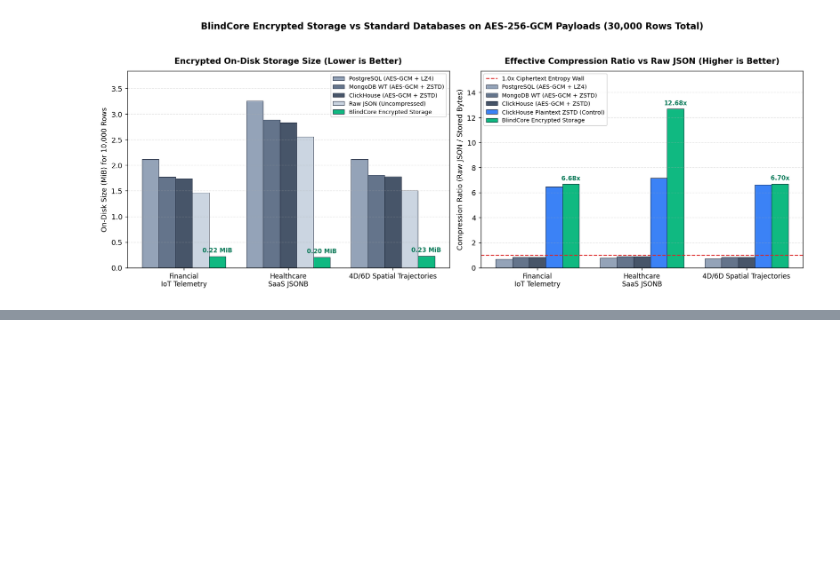
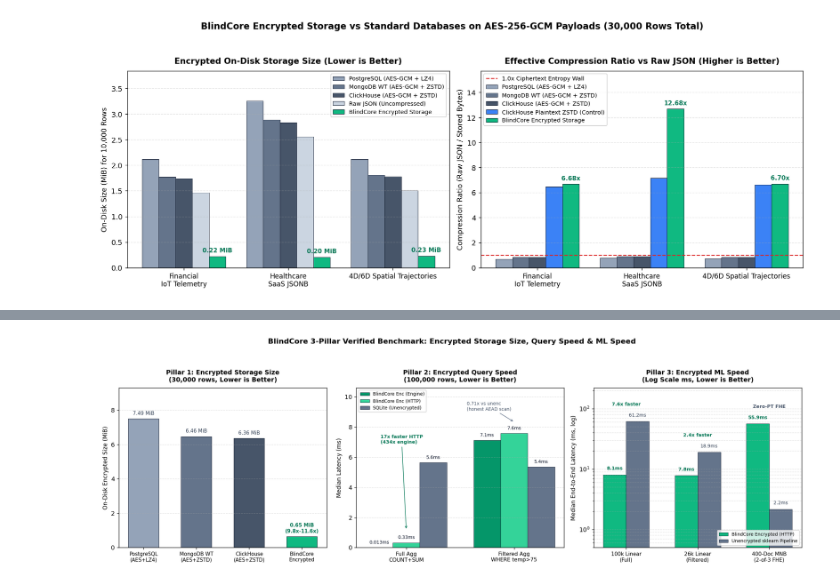
Before and after one commit to blindlabs-ai/blindcore-sdk, a Jupyter notebook: notebooks/10_encrypted_storage_compression_benchmark.ipynb, the cells around one changed output, grey strips where cells are left out. Cells and saved outputs as stored; diff of their text form; code cells hidden in the pictures; blank space fills up the shorter version.

Commit message:
notebooks: add verified 3-pillar benchmark (storage, query speed, ML speed) to notebook 10

```diff
--- a/notebooks/10_encrypted_storage_compression_benchmark.ipynb
+++ b/notebooks/10_encrypted_storage_compression_benchmark.ipynb
@@ -783 +1203,73 @@ plt.show()
+# %%
+fig, (ax1, ax2, ax3) = plt.subplots(1, 3, figsize=(16.5, 5.4), dpi=130)
+fig.patch.set_facecolor("white")
+
+# Panel 1: Pillar 1 Encrypted Storage Size (30,000 rows, MiB)
+p1_labels = ["PostgreSQL\n(AES+LZ4)", "MongoDB WT\n(AES+ZSTD)", "ClickHouse\n(AES+ZSTD)", "BlindCore\nEncrypted"]
+p1_vals = [
+    totals["postgres_aes_lz4_bytes"] / (1024.0 * 1024.0),
+    totals["mongodb_aes_zstd_bytes"] / (1024.0 * 1024.0),
+    totals["clickhouse_aes_zstd_bytes"] / (1024.0 * 1024.0),
+    totals["blindcore_disk_encrypted_bytes"] / (1024.0 * 1024.0),
+]
+bars1 = ax1.bar(np.arange(4), p1_vals, width=0.58, color=["#94A3B8", "#64748B", "#475569", "#10B981"], edgecolor="#0F172A", linewidth=0.6)
+for idx, (bar, v) in enumerate(zip(bars1, p1_vals)):
+    lbl = f"{v:.2f} MiB\n(9.8x-11.6x)" if idx == 3 else f"{v:.2f} MiB"
+    ax1.text(bar.get_x() + bar.get_width() / 2.0, v + 0.16, lbl, ha="center", va="bottom",
+             fontsize=8.2, fontweight="bold" if idx == 3 else "normal", color="#047857" if idx == 3 else "#334155")
+ax1.set_title("Pillar 1: Encrypted Storage Size\n(30,000 rows, Lower is Better)", fontsize=10.5, fontweight="bold", pad=10)
+ax1.set_ylabel("On-Disk Encrypted Size (MiB)", fontsize=9.5)
+ax1.set_xticks(np.arange(4)); ax1.set_xticklabels(p1_labels, fontsize=8.3)
+ax1.set_ylim(0, max(p1_vals) * 1.24); ax1.grid(axis="y", linestyle="--", alpha=0.35)
+
+# Panel 2: Pillar 2 Encrypted Query Speed (100,000 rows, ms)
+qf, qw = query_speed_results["full_agg_count_sum"], query_speed_results["filtered_agg_where"]
+x2, w2 = np.arange(2), 0.25
+bc_eng = [qf["blindcore_encrypted_engine_ms"], qw["blindcore_encrypted_engine_ms"]]
+bc_http = [qf["blindcore_encrypted_http_ms"], qw["blindcore_encrypted_http_ms"]]
+sq_unenc = [qf["sqlite_unencrypted_ms"], qw["sqlite_unencrypted_ms"]]
+b2_e = ax2.bar(x2 - w2, bc_eng, width=w2, label="BlindCore Enc (Engine)", color="#059669", edgecolor="#0F172A", linewidth=0.5)
+b2_h = ax2.bar(x2, bc_http, width=w2, label="BlindCore Enc (HTTP)", color="#34D399", edgecolor="#0F172A", linewidth=0.5)
+b2_s = ax2.bar(x2 + w2, sq_unenc, width=w2, label="SQLite (Unencrypted)", color="#64748B", edgecolor="#0F172A", linewidth=0.5)
+for bars, vals in [(b2_e, bc_eng), (b2_h, bc_http), (b2_s, sq_unenc)]:
+    for bar, v in zip(bars, vals):
+        txt = f"{v:.3f}ms" if v < 0.1 else (f"{v:.2f}ms" if v < 1.0 else f"{v:.1f}ms")
+        ax2.text(bar.get_x() + bar.get_width() / 2.0, v + 0.18, txt, ha="center", va="bottom", fontsize=7.6, color="#0F172A")
+ax2.annotate(f"{qf['speedup_http_vs_sqlite_x']:.0f}x faster HTTP\n({qf['speedup_engine_vs_sqlite_x']:.0f}x engine)", xy=(0, qf["blindcore_encrypted_http_ms"] + 0.85), xytext=(-0.24, 6.9), fontsize=7.8, fontweight="bold", color="#047857", arrowprops={"arrowstyle": "->", "color": "#047857", "lw": 0.9})
+ax2.annotate(f"{qw['speedup_http_vs_sqlite_x']:.2f}x vs unenc\n(honest AEAD scan)", xy=(1.0, qw["blindcore_encrypted_http_ms"] + 0.75), xytext=(0.56, 9.1), fontsize=7.5, color="#475569", arrowprops={"arrowstyle": "->", "color": "#64748B", "lw": 0.9})
+ax2.set_title("Pillar 2: Encrypted Query Speed\n(100,000 rows, Lower is Better)", fontsize=10.5, fontweight="bold", pad=10)
+ax2.set_ylabel("Median Latency (ms)", fontsize=9.5)
+ax2.set_xticks(x2); ax2.set_xticklabels(["Full Agg\nCOUNT+SUM", "Filtered Agg\nWHERE temp>75"], fontsize=8.8)
+ax2.set_ylim(0, 10.6); ax2.grid(axis="y", linestyle="--", alpha=0.35); ax2.legend(loc="upper left", fontsize=7.5)
+
+# Panel 3: Pillar 3 Encrypted ML Speed vs Unencrypted (ms, log scale)
+lin_r, mnb_r = ml_speed_results["linear_scoring_100k"], ml_speed_results["homomorphic_mnb_400docs"]
+x3, w3 = np.arange(3), 0.32
+bc_ml = [lin_r["blindcore_encrypted_full_http_ms"], lin_r["blindcore_encrypted_filt_http_ms"], mnb_r["blindcore_encrypted_ms"]]
+sk_ml = [lin_r["sqlite_sklearn_unencrypted_full_ms"], lin_r["sqlite_sklearn_unencrypted_filt_ms"], mnb_r["sklearn_unencrypted_json_e2e_ms"]]
+b3_b = ax3.bar(x3 - w3 / 2.0, bc_ml, width=w3, label="BlindCore Encrypted (HTTP)", color="#10B981", edgecolor="#0F172A", linewidth=0.5)
+b3_s = ax3.bar(x3 + w3 / 2.0, sk_ml, width=w3, label="Unencrypted sklearn Pipeline", color="#64748B", edgecolor="#0F172A", linewidth=0.5)
+for i, (bb, bs, vb, vs, note) in enumerate(zip(b3_b, b3_s, bc_ml, sk_ml, ["7.6x faster", "2.4x faster", "Zero-PT FHE"])):
+    ax3.text(bb.get_x() + bb.get_width() / 2.0, vb * 1.15, f"{vb:.1f}ms", ha="center", va="bottom", fontsize=7.8, fontweight="bold", color="#047857")
+    ax3.text(bs.get_x() + bs.get_width() / 2.0, vs * 1.15, f"{vs:.1f}ms", ha="center", va="bottom", fontsize=7.8, color="#334155")
+    ax3.text(x3[i], max(vb, vs) * 1.75, note, ha="center", va="bottom", fontsize=7.8, fontweight="bold", color="#047857" if i < 2 else "#475569")
+ax3.set_yscale("log")
+ax3.set_title("Pillar 3: Encrypted ML Speed\n(Log Scale ms, Lower is Better)", fontsize=10.5, fontweight="bold", pad=10)
+ax3.set_ylabel("Median End-to-End Latency (ms, log)", fontsize=9.5)
+ax3.set_xticks(x3); ax3.set_xticklabels(["100k Linear\n(Full)", "26k Linear\n(Filtered)", "400-Doc MNB\n(2-of-3 FHE)"], fontsize=8.5)
+ax3.set_ylim(0.5, 220.0); ax3.grid(axis="y", which="both", linestyle="--", alpha=0.35); ax3.legend(loc="lower right", fontsize=7.5)
+
+fig.suptitle("BlindCore 3-Pillar Verified Benchmark: Encrypted Storage Size, Query Speed & ML Speed", fontsize=12.2, fontweight="bold", y=0.99)
+plt.tight_layout(rect=[0, 0, 1, 0.94])
+plt.show()
+
+if BENCH_JSON_OUT:
+    full_3pillar = {
+        "storage": bench_payload,
+        "query_speed": query_speed_results,
+        "ml_speed": ml_speed_results,
+    }
+    Path(BENCH_JSON_OUT).write_text(json.dumps(full_3pillar, indent=2, ensure_ascii=True) + "\n", encoding="ascii")
+# %% [output]
+[figure, added]
 # %% [markdown]
```
Also changed, not shown: parts of 8 cells of this notebook, 1 other file.
